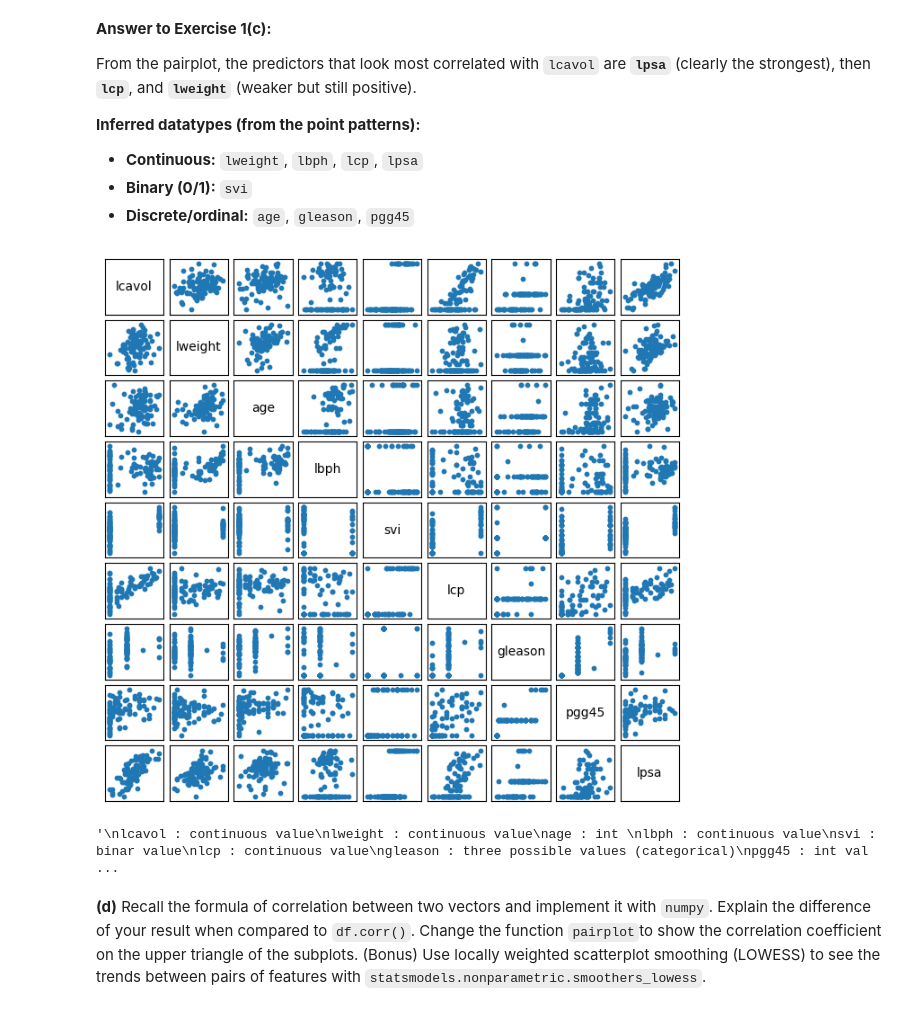
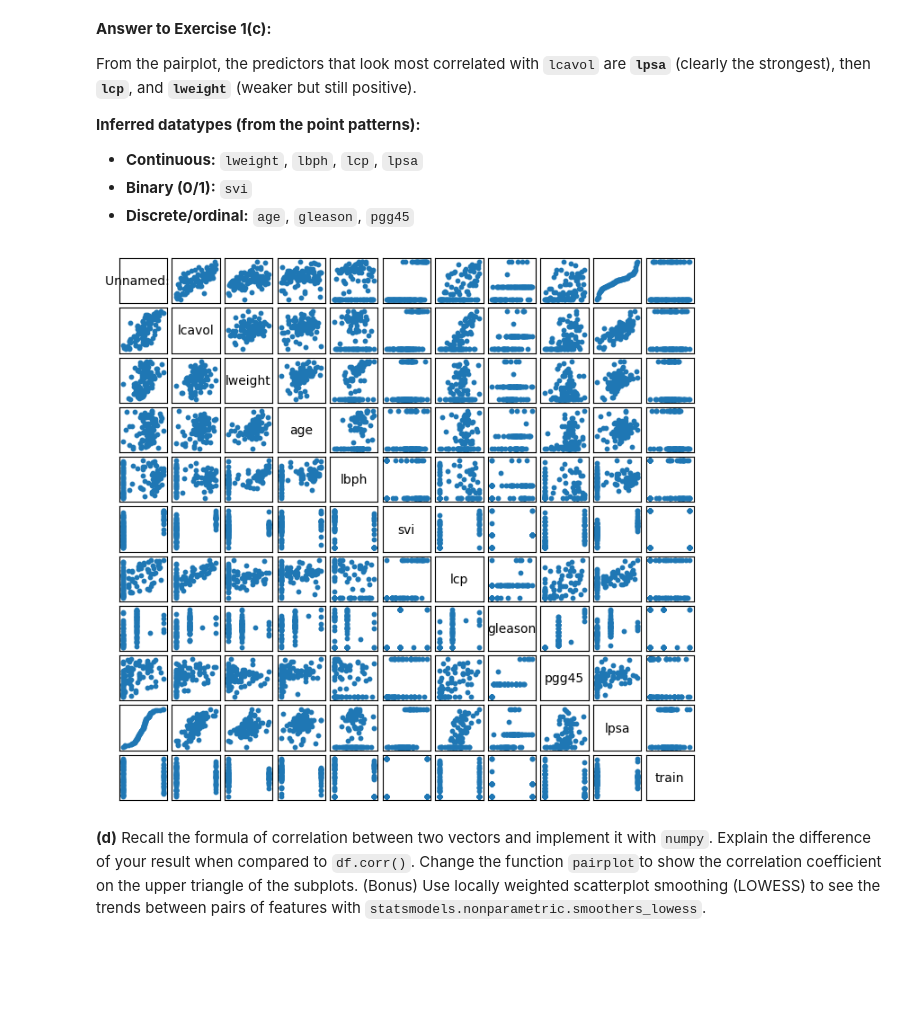
Before and after one commit to leozsc/TP1-ISLA, a Jupyter notebook: TP1/TP1.ipynb, the cells around one changed output. Drawn from its saved outputs; the diff is of its cells as text; code cells hidden in the pictures; blank space fills up the shorter version.

```diff
--- a/TP1/TP1.ipynb
+++ b/TP1/TP1.ipynb
@@ -43,8 +43,8 @@ df = pd.read_csv("prostate.data", sep="\t")
 check how to use function `df.drop` to remove the first and last columns of `df` containing useless tags.
 # %%
 import pandas as pd
+
 df = pd.read_csv("prostate.data", sep="\t")
-#the -1 is the last column and 0 is the first column
-df.drop([df.columns[-1],df.columns[0]],axis=1,inplace=True)
-print(df.head())
+df.drop([df.columns[-1],df.columns[0]],axis=1)
+df.head()
 # %% [output]
@@ -148,50 +148,34 @@ def pairplot(df, figsize=None):
 
     #Define the space taken by each subplot
     plt.subplots_adjust(
         wspace=0.10, hspace=0.10, left=0.05, right=0.95, bottom=0.05, top=0.95)
 
     for i in range(n_vars):
         for j in range(n_vars):
             #Select plots at line i and colums j in the matrix
             axij = ax[i][j]
 
             #Select i-th colum and j-th column of the DataFrame
             i_name = df.columns[i]
             j_name = df.columns[j]
             axij.set_xticks([])
             axij.set_yticks([])
             axij.margins(0.1)
             if i != j:
                 #If i and j are different we plot values on a scatterpoints format
                 axij.scatter(df[i_name], df[j_name], s=10)
             else:
                 #Else we display a text representing the name of the column
                 axij.text(0.5, 0.5, i_name, fontsize=10,
                               horizontalalignment='center',
                               verticalalignment='center',
                               transform = axij.transAxes)
     return fig, ax
 
 fig, ax = pairplot(df)
 plt.show()
-
-# lpsa seems to be the variables the most correlated with lcavol
-
-# Predictors data type
-"""
-lcavol : continuous value
-lweight : continuous value
-age : int
-lbph : continuous value
-svi : binar value
-lcp : continuous value
-gleason : three possible values (categorical)
-pgg45 : int values
-lpsa : continuous values
-"""
 # %% [output]
-[figure, old version]
+[figure, new version]
-'\nlcavol : continuous value\nlweight : continuous value\nage : int \nlbph : continuous value\nsvi : binar value\nlcp : continuous value\ngleason : three possible values (categorical)\npgg45 : int val ...
 # %% [markdown]
 **(d)** Recall the formula of correlation between two vectors and implement it with `numpy`. Explain the difference of your result when compared to `df.corr()`. Change the function `pairplot`to show the correlation coefficient on the upper triangle of the subplots. (Bonus) Use locally weighted scatterplot smoothing (LOWESS) to see the trends between pairs of features with `statsmodels.nonparametric.smoothers_lowess`.
 # %% [markdown]
```
Also changed, not shown: parts of 20 cells of this notebook.
